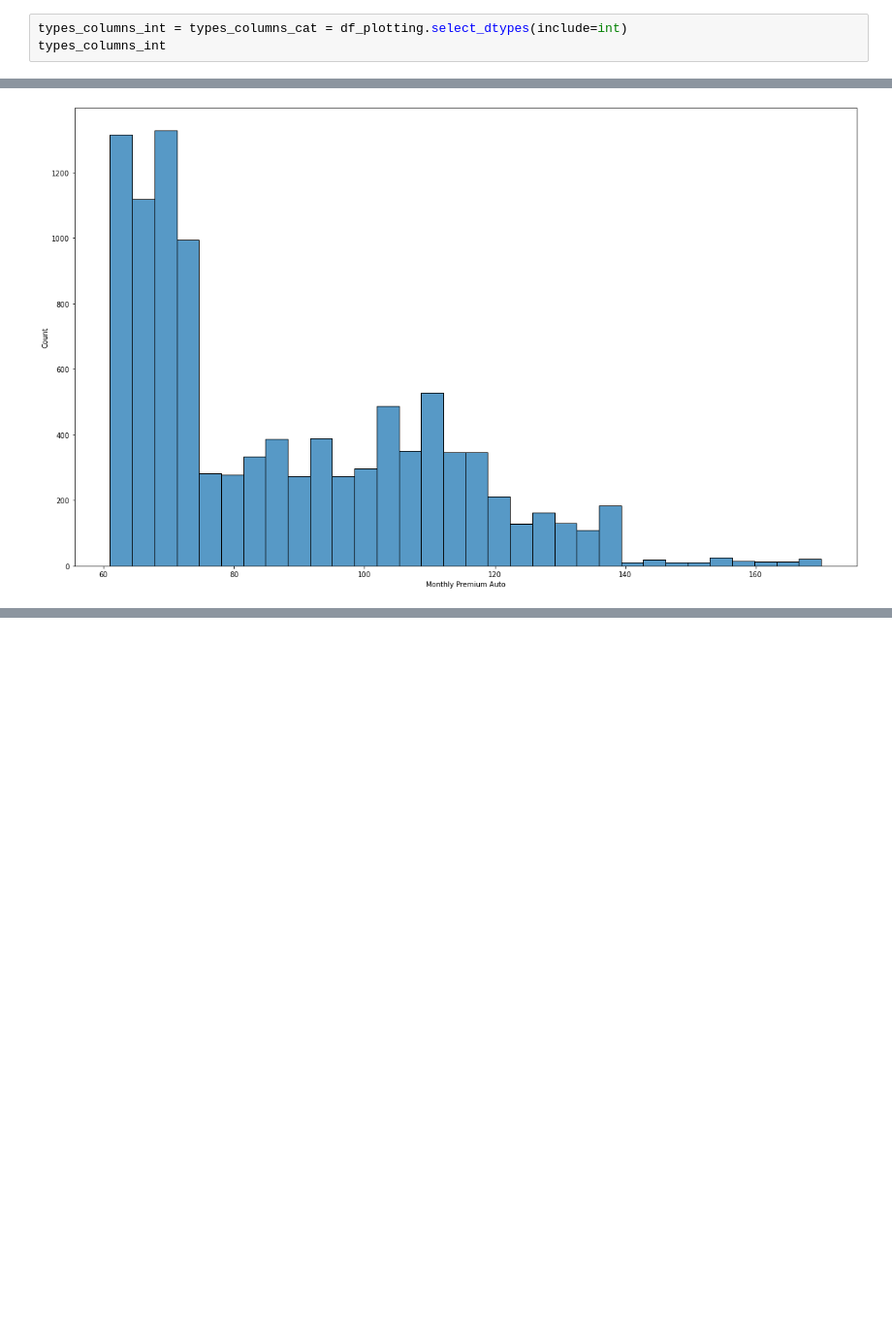
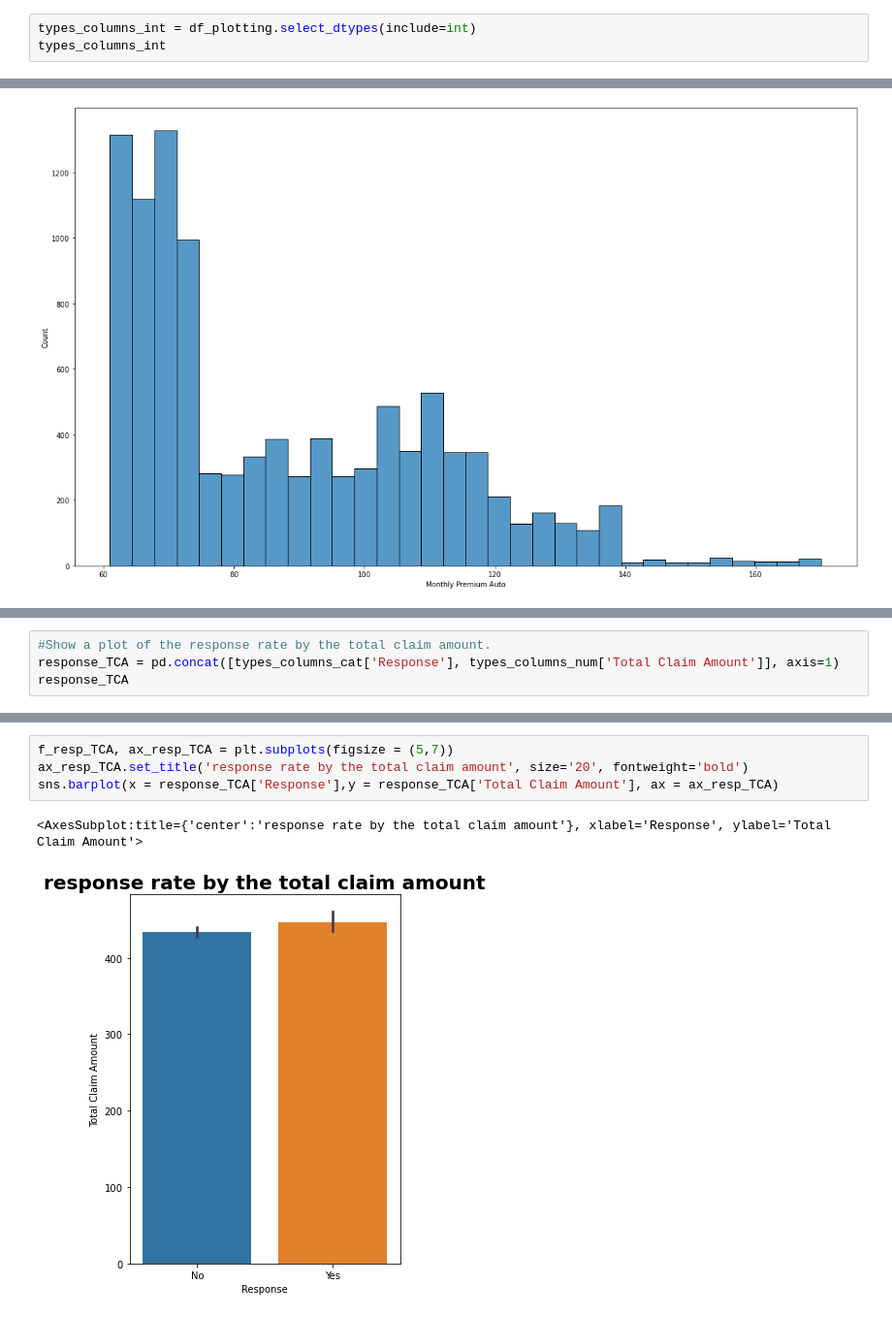
Before and after one commit to OdeliaAhdout/car_insurance_case_study_OA, a Jupyter notebook: ca_lab1_plotting.ipynb, the cells around one changed output, grey strips where cells are left out. Shown at 97% size. Cells and saved outputs as stored; diff of their text form; blank space fills up the shorter version.

```diff
--- a/ca_lab1_plotting.ipynb
+++ b/ca_lab1_plotting.ipynb
@@ -88,7 +80,7 @@ types_columns_cat
 | 10909 | IV32877 | NaN | NaN | Basic | Bachelor | 1/8/11 | Unemployed | M | ... |
 10910 rows × 17 columns
 # %%
-types_columns_int = types_columns_cat = df_plotting.select_dtypes(include=int)
+types_columns_int = df_plotting.select_dtypes(include=int)
 types_columns_int
 # %% [output]
 |  | Income | Monthly Premium Auto | Months Since Policy Inception | Number of Policies |
@@ -292,0 +397,4 @@ sns.histplot(cleaned_MPA)
+# %%
+#Show a plot of the response rate by the total claim amount.
+response_TCA = pd.concat([types_columns_cat['Response'], types_columns_num['Total Claim Amount']], axis=1)
+response_TCA
@@ -292,0 +415,7 @@ sns.histplot(cleaned_MPA)
+# %%
+f_resp_TCA, ax_resp_TCA = plt.subplots(figsize = (5,7))
+ax_resp_TCA.set_title('response rate by the total claim amount', size='20', fontweight='bold')
+sns.barplot(x = response_TCA['Response'],y = response_TCA['Total Claim Amount'], ax = ax_resp_TCA)
+# %% [output]
+<AxesSubplot:title={'center':'response rate by the total claim amount'}, xlabel='Response', ylabel='Total Claim Amount'>
+[figure, added]
```
Also changed, not shown: parts of 21 cells of this notebook.
